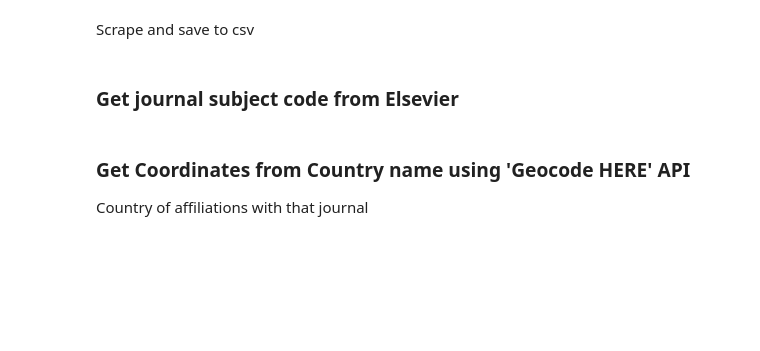
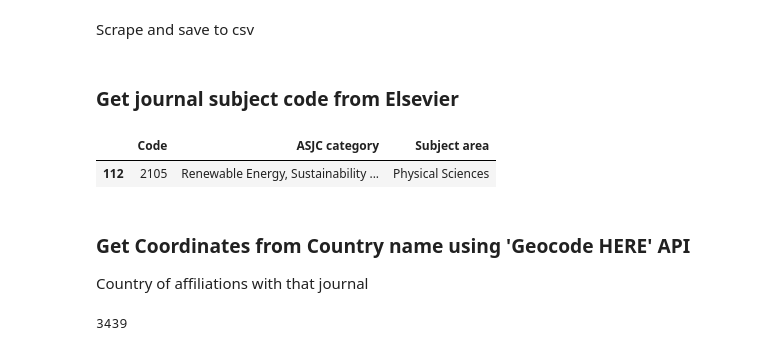
Before and after one commit to Star2578/dsde-proj, a Jupyter notebook: selenium_scraping.ipynb, the cells around one changed output. Drawn from its saved outputs; the diff is of its cells as text; code cells hidden in the pictures; blank space fills up the shorter version.

```diff
--- a/selenium_scraping.ipynb
+++ b/selenium_scraping.ipynb
@@ -208,17 +208,20 @@ count_df
 # %%
 url = "https://service.elsevier.com/app/answers/detail/a_id/15181/supporthub/scopus/"
 response = rq.get(url)
 html = BeautifulSoup(response.content, "lxml")
 
 header = html.select("table.order-table thead tr th")
 body = html.select("table.order-table tbody tr")
 
 label = [i.select_one("h3").text for i in header]
 data = [[j.text for j in i.select("td p")] for i in body]
 
 code_df = pd.DataFrame(data, columns=label)
 code_df.to_csv("ASJC_cat.csv")
-code_df
+code_df[code_df.Code == "2105"]
+# %% [output]
+|  | Code | ASJC category | Subject area |
+| 112 | 2105 | Renewable Energy, Sustainability ... | Physical Sciences |
 # %% [markdown]
 ### Get Coordinates from Country name using 'Geocode HERE' API
 Country of affiliations with that journal
@@ -251 +276,5 @@ coord_df = pd.DataFrame({"country_name":country_list , "latitude": lat, "longitu
 coord_df.to_csv('coordinate_country.csv')
+# %%
+len(country_list)
+# %% [output]
+3439
```
Also changed, not shown: parts of 3 cells of this notebook, 3 other files.
